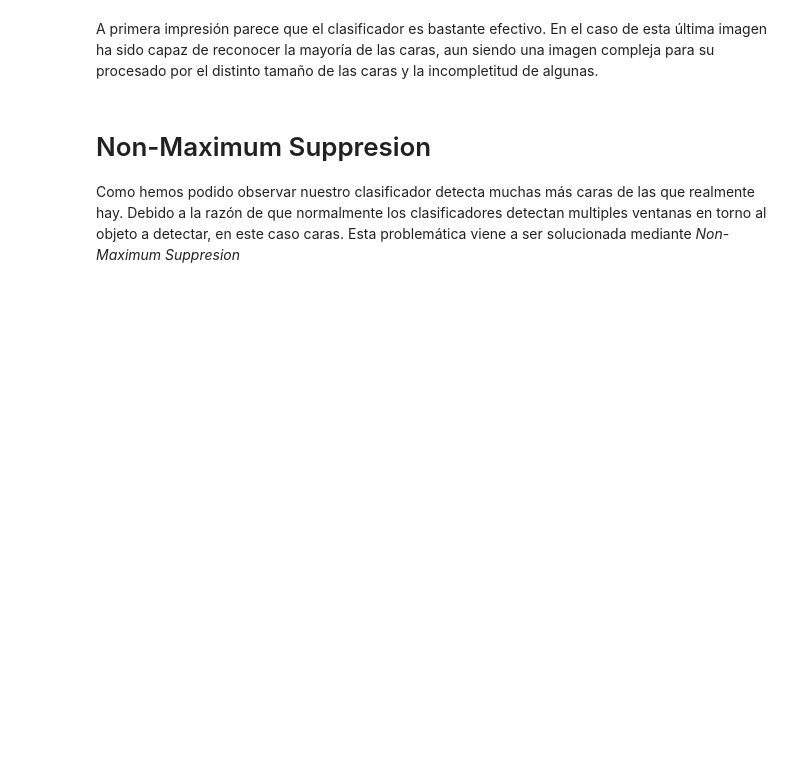
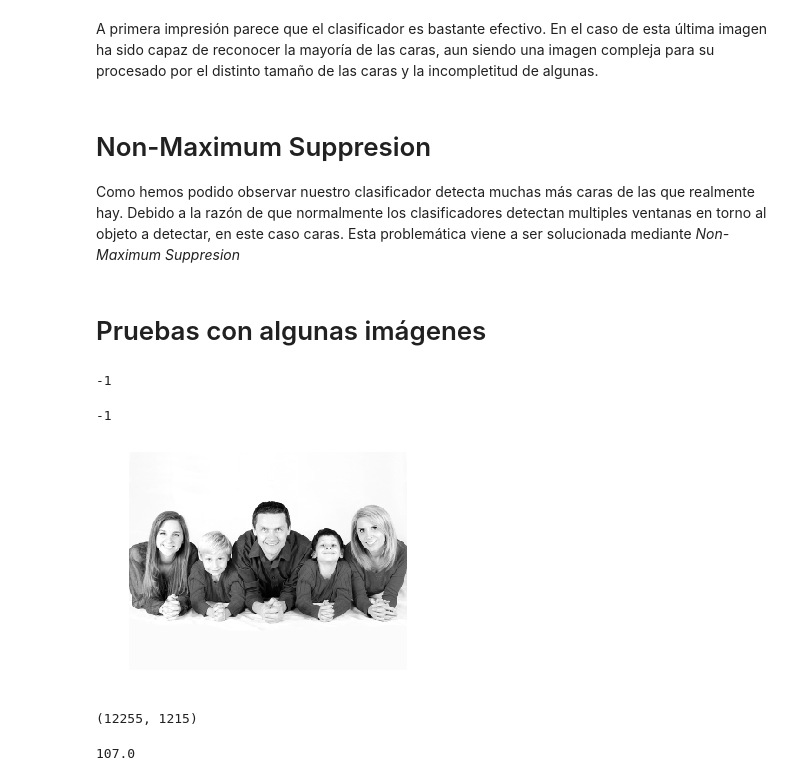
Before and after one commit to jasag/Phytoliths-recognition-system, a Jupyter notebook: src/Face_Detection.ipynb, the cells around one changed output. Saved outputs shown, nothing was run; the diff lists cells and outputs as text; code cells hidden in the pictures; blank space fills up the shorter version.

```diff
--- a/src/Face_Detection.ipynb
+++ b/src/Face_Detection.ipynb
@@ -288,14 +288,16 @@ def non_max_suppression_fast(boxes, overlapThresh):
     # return only the bounding boxes that were picked using the
     # integer data type
     return boxes[pick].astype("int")
+# %% [markdown]
+# Pruebas con algunas imágenes
 # %%
 import cv2
 
 # load the image and clone it
 #print "[x] %d initial bounding boxes" % (len(boundingBoxes))
-image = img
+image = img1
 orig = image.copy()
-boundingBoxes = boxes
+boundingBoxes = boxes1
 # loop over the bounding boxes for each image and draw them
 for (startX, startY, endX, endY) in boundingBoxes:
     cv2.rectangle(orig, (startX, startY), (endX, endY), (0, 0, 255), 2)
@@ -312,3 +314,57 @@ for (startX, startY, endX, endY) in pick:
 cv2.imshow("Original", orig)
 cv2.imshow("After NMS", image)
 cv2.waitKey(0)
+# %% [output]
+-1
+# %%
+# load the image and clone it
+#print "[x] %d initial bounding boxes" % (len(boundingBoxes))
+image = img2
+orig = image.copy()
+boundingBoxes = boxes2
+# loop over the bounding boxes for each image and draw them
+for (startX, startY, endX, endY) in boundingBoxes:
+    cv2.rectangle(orig, (startX, startY), (endX, endY), (0, 0, 255), 2)
+
+# perform non-maximum suppression on the bounding boxes
+pick = non_max_suppression_fast(boundingBoxes, 0.2)
+#print "[x] after applying non-maximum, %d bounding boxes" % (len(pick))
+
+# loop over the picked bounding boxes and draw them
+for (startX, startY, endX, endY) in pick:
+    cv2.rectangle(image, (startX, startY), (endX, endY), (0, 255, 0), 2)
+
+# display the images
+cv2.imshow("Original", orig)
+cv2.imshow("After NMS", image)
+cv2.waitKey(0)
+# %% [output]
+-1
+# %%
+from skimage.exposure import rescale_intensity
+from skimage import io
+from skimage.transform import rescale
+
+img3 = io.imread("..\\rsc\\family.jpg")
+
+# Convertimos imagen a escala de grises
+from skimage.color import rgb2gray
+img3 = rgb2gray(img3)
+img3 = rescale(img3, 0.5)
+
+# Mostramos la imagen resultante
+plt.imshow(img3, cmap='gray')
+plt.axis('off');
+# %% [output]
+[figure, added]
+# %%
+indices, patches = zip(*sliding_window(img3))
+patches_hog = np.array([feature.hog(patch) for patch in patches])
+patches_hog.shape
+# %% [output]
+(12255, 1215)
+# %%
+labels = model.predict(patches_hog)
+labels.sum()
+# %% [output]
+107.0
```
Also changed, not shown: parts of 8 cells of this notebook, 1 other file.
